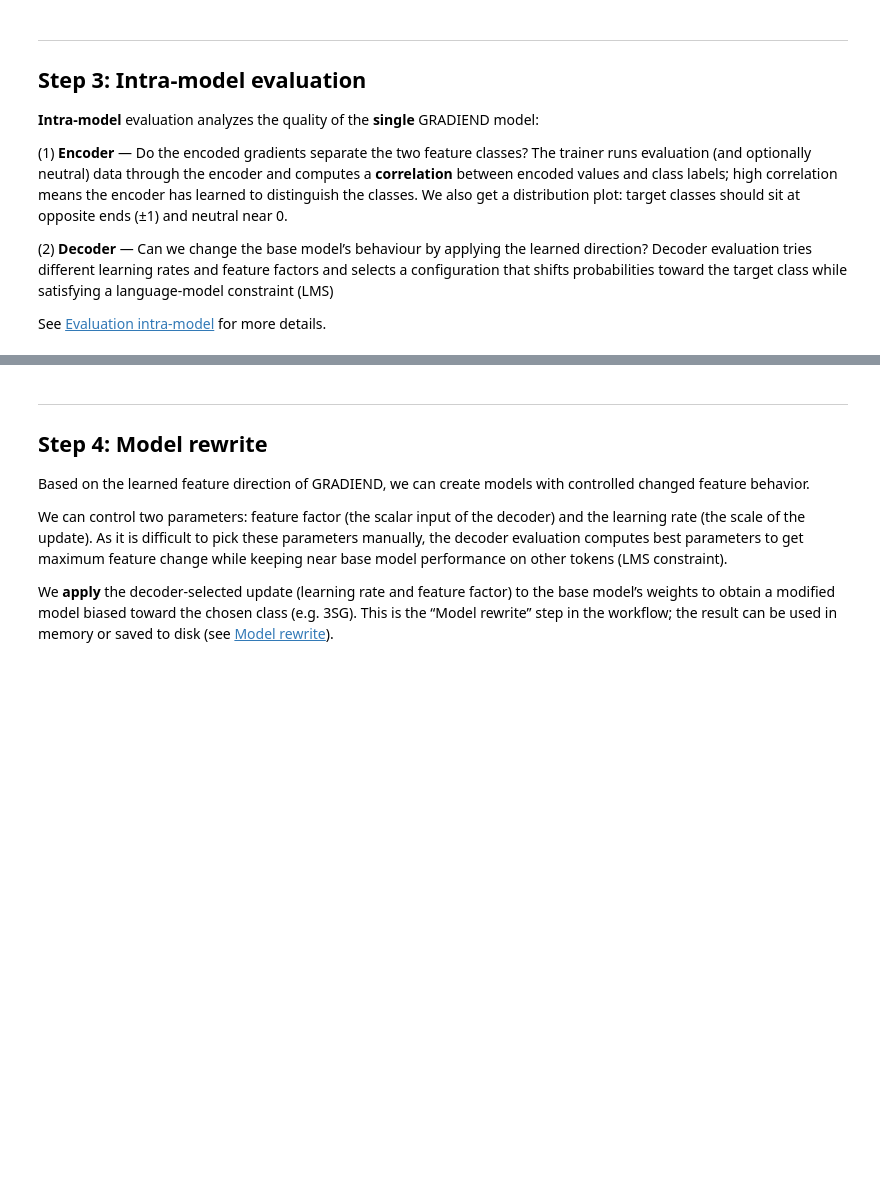
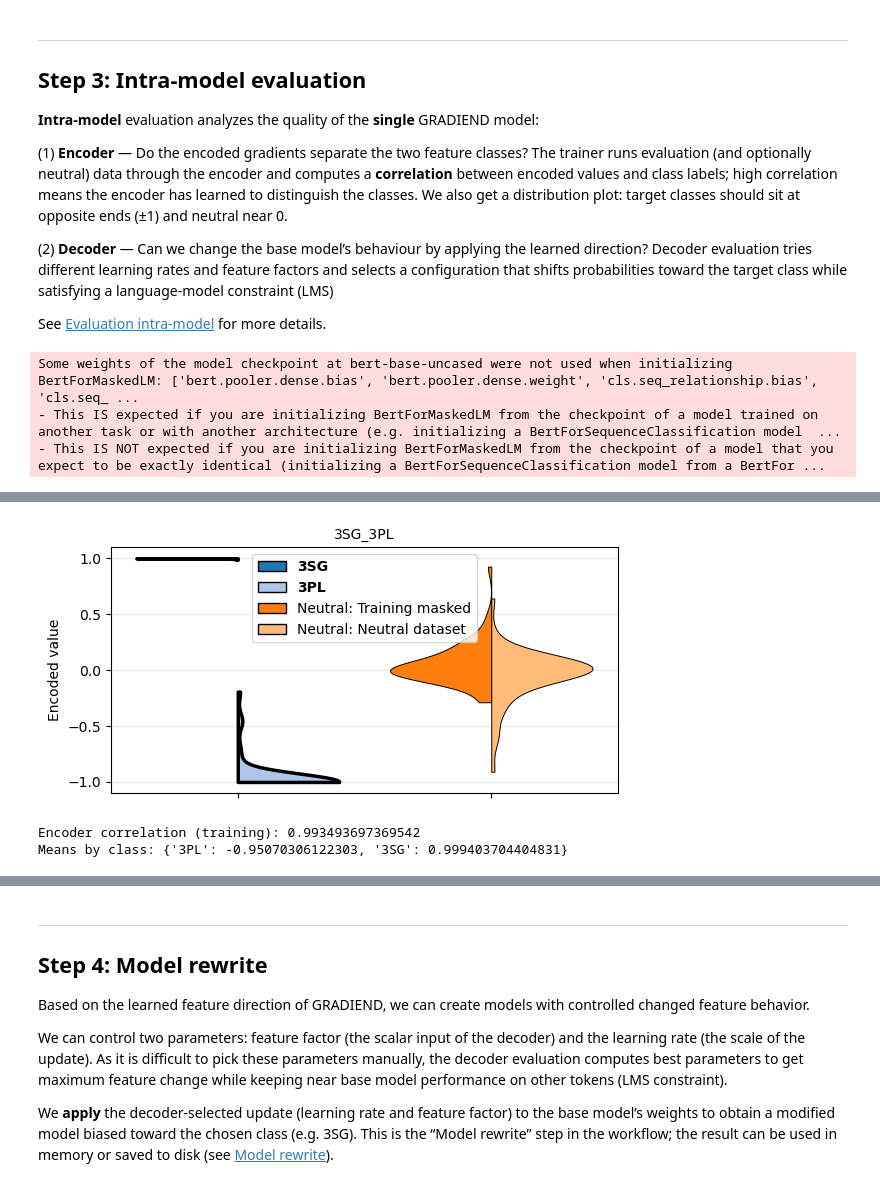
Before and after one commit to aieng-lab/gradiend, a Jupyter notebook: gradiend/examples/english_pronouns.ipynb, the cells around one changed output, grey strips where cells are left out. Drawn from its saved outputs; the diff is of its cells as text; code cells hidden in the pictures; blank space fills up the shorter version.

```diff
--- a/gradiend/examples/english_pronouns.ipynb
+++ b/gradiend/examples/english_pronouns.ipynb
@@ -57,7 +57,8 @@ creator = TextPredictionDataCreator(
         TextFilterConfig(targets=["he", "she", "it"], id="3SG"),
         TextFilterConfig(target="they", id="3PL"),
     ],
+    use_cache=True,
 )
 
-training = creator.generate_training_data(max_size_per_class=1000)
+training = creator.generate_training_data(max_size_per_class=2500)
 neutral = creator.generate_neutral_data(additional_excluded_words=["his", "him", "her", "them"], max_size=5000)
@@ -92,23 +119,22 @@ from gradiend import TrainingArguments, PrePruneConfig, PostPruneConfig
 args = TrainingArguments(
     experiment_dir="runs/notebook_english_pronouns",
     train_batch_size=16,
-    train_max_size=20000,
     eval_steps=250,
     max_steps=1000,
     encoder_eval_max_size=50,
     decoder_eval_max_size_training_like=100,
     decoder_eval_max_size_neutral=500,
-    num_train_epochs=3,
+    num_train_epochs=5,
     max_seeds=5,
     min_convergent_seeds=1,
     source="alternative",
     target="diff",
     eval_batch_size=8,
-    learning_rate=1e-5,
+    learning_rate=1e-4,
     pre_prune_config=PrePruneConfig(n_samples=16, topk=0.01, source="diff"),
     post_prune_config=PostPruneConfig(topk=0.05, part="decoder-weight"),
     add_identity_for_other_classes=False,
-    use_cache=True,
+    use_cache=False,
 )
 
 model_name = "bert-base-uncased"
@@ -131,6 +195,10 @@ trainer.plot_training_convergence()
 
 See [Evaluation intra-model](https://aieng-lab.github.io/gradiend/tutorials/evaluation-intra-model/) for more details.
 # %%
-enc_eval = trainer.evaluate_encoder(plot=True)
-print("Encoder correlation (training):", enc_eval.get("correlation"))
-print("Means by class:", enc_eval.get("means_by_class"))
+enc_eval = trainer.evaluate_encoder(plot=True, plot_kwargs={'legend_pos': "upper right"})
+print("Encoder correlation (training):", enc_eval["correlation"])
+print("Means by class:", enc_eval["mean_by_feature_class"])
+# %% [output]
+Some weights of the model checkpoint at bert-base-uncased were not used when initializing BertForMaskedLM: ['bert.pooler.dense.bias', 'bert.pooler.dense.weight', 'cls.seq_relationship.bias', 'cls.seq_ ...
+- This IS expected if you are initializing BertForMaskedLM from the checkpoint of a model trained on another task or with another architecture (e.g. initializing a BertForSequenceClassification model  ...
+- This IS NOT expected if you are initializing BertForMaskedLM from the checkpoint of a model that you expect to be exactly identical (initializing a BertForSequenceClassification model from a BertFor ...
@@ -137,3 +216,6 @@ print("Means by class:", enc_eval.get("means_by_class"))
+[figure, added]
+Encoder correlation (training): 0.993493697369542
+Means by class: {'3PL': -0.95070306122303, '3SG': 0.999403704404831}
 # %%
 dec = trainer.evaluate_decoder(plot=True, target_class="3SG")
 print(dec["3SG"])
```
Also changed, not shown: parts of 13 cells of this notebook, 4 other files.
